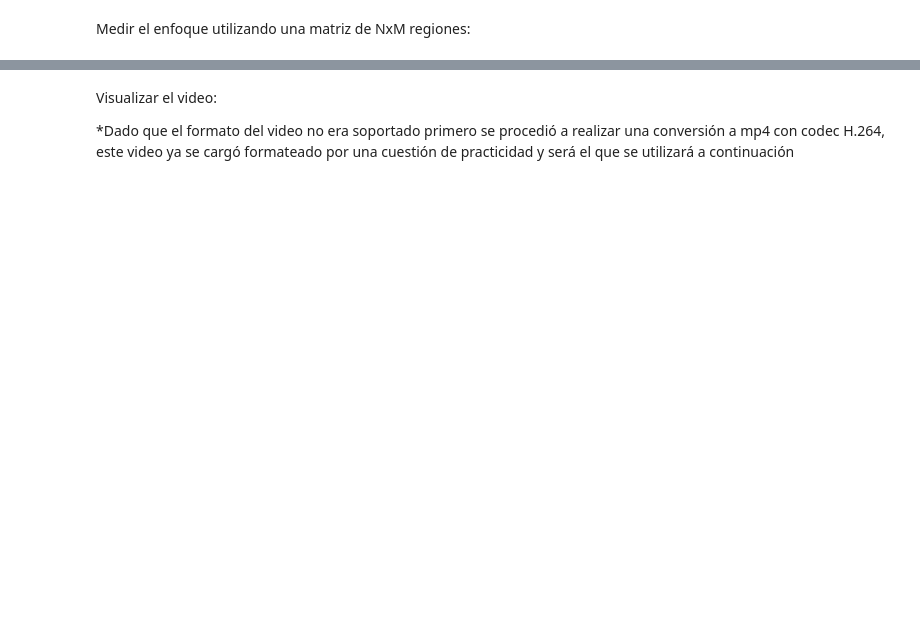
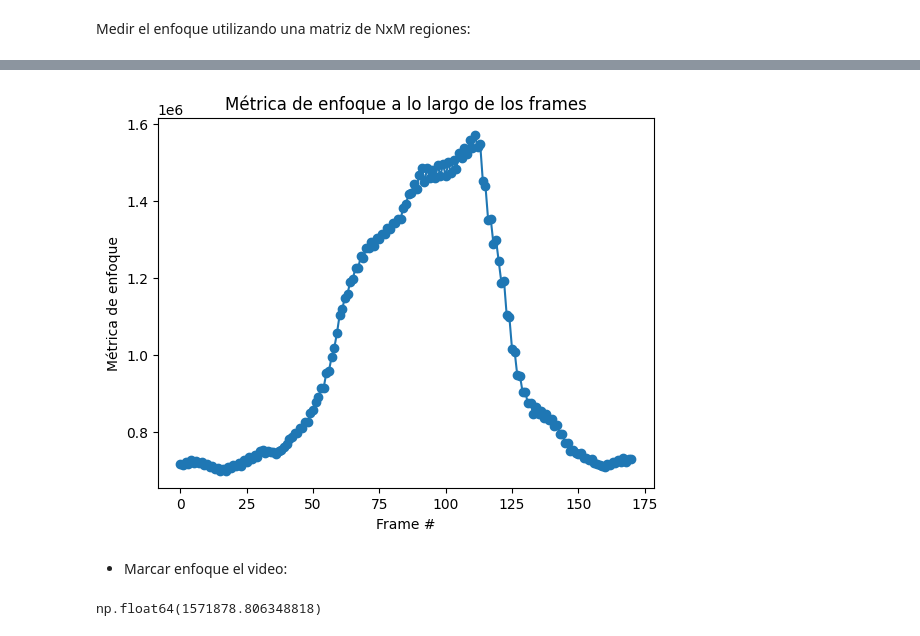
Before and after one commit to leanroyo/vision_computadoraI, a Jupyter notebook: tp2c15.ipynb, the cells around one changed output, grey strips where cells are left out. Saved outputs shown, nothing was run; the diff lists cells and outputs as text; code cells hidden in the pictures; blank space fills up the shorter version.

```diff
--- a/tp2c15.ipynb
+++ b/tp2c15.ipynb
@@ -129,0 +248,4 @@ cap.release()
+# %%
+# Cargar el video formateado
+video_path = 'Material_TPs\\TP2\\focus_video.mov'
+cap = cv.VideoCapture(video_path)
@@ -130,14 +304,29 @@ cap.release()
 # %% [markdown]
 Medir el enfoque utilizando una matriz de NxM regiones:
+# %%
+# Cargar el video formateado
+video_path = 'Material_TPs\\TP2\\focus_video.mov'
+cap = cv.VideoCapture(video_path)
 # %%
-def sharpness_metric_grid(image, N, M):
+def sharpness_metric_grid(image, N, M, cell_h, cell_w):
     rows, cols, _ = image.shape
-    cell_h, cell_w = rows // N, cols // M
     sharpness_total = 0
 
     for i in range(N):
         for j in range(M):
-            roi = image[i*cell_h:(i+1)*cell_h, j*cell_w:(j+1)*cell_w]
+            # Calcular la posición de cada celda
+            start_row = (i * (rows // N)) + 30
+            end_row = start_row + cell_h
+            start_col = (j * (cols // M)) + 30
+            end_col = start_col + cell_w
+
+            # Asegurarse de que las celdas no se salgan del frame
+            if end_row > rows:
+                end_row = rows
+            if end_col > cols:
+                end_col = cols
+
+            roi = image[start_row:end_row, start_col:end_col]
             sharpness_total += sharpness_metric(roi)
 
     return sharpness_total / (N * M)
@@ -146,12 +335,15 @@ sharpness_values_grid = []
 
 cap.set(cv.CAP_PROP_POS_FRAMES, 0)  # Resetear al primer frame
 
+N, M = 3, 3  # Definir el número de filas y columnas
+cell_h, cell_w = 50, 100  # Definir el alto y ancho de las celdas arbitrariamente
+
 for i in range(frame_count):
     ret, frame = cap.read()
     if not ret:
         break
 
-    sharpness = sharpness_metric_grid(frame, N=3, M=3)  # Probar con diferentes valores de N y M
+    sharpness = sharpness_metric_grid(frame, N, M, cell_h, cell_w)  # Usar la función con celdas rectangulares
     sharpness_values_grid.append(sharpness)
 
     print(f"Frame {i+1}/{frame_count}, Sharpness (Grid): {sharpness}")
@@ -160,6 +370,12 @@ cap.release()
-# %% [markdown]
-Visualizar el video:
-
-*Dado que el formato del video no era soportado primero se procedió a realizar una conversión a mp4 con codec H.264, este video ya se cargó formateado por una cuestión de practicidad y será el que se utilizará a continuación
+# %%
+plt.plot(sharpness_values_grid, marker='o')
+plt.title('Métrica de enfoque a lo largo de los frames')
+plt.xlabel('Frame #')
+plt.ylabel('Métrica de enfoque')
+plt.show()
+# %% [output]
+[figure, added]
+# %% [markdown]
+- Marcar enfoque el video:
 # %%
 # Cargar el video formateado
@@ -188,3 +408,8 @@ start_row = (rows - roi_h) // 2
+# %%
+max_value = max(sharpness_values_grid) - 10
+max_value
+# %% [output]
+np.float64(1571878.806348818)
 # %%
 # Leer el primer frame para obtener las dimensiones del video
 ret, frame = cap.read()
```
Also changed, not shown: parts of 38 cells of this notebook, 4 other files.
